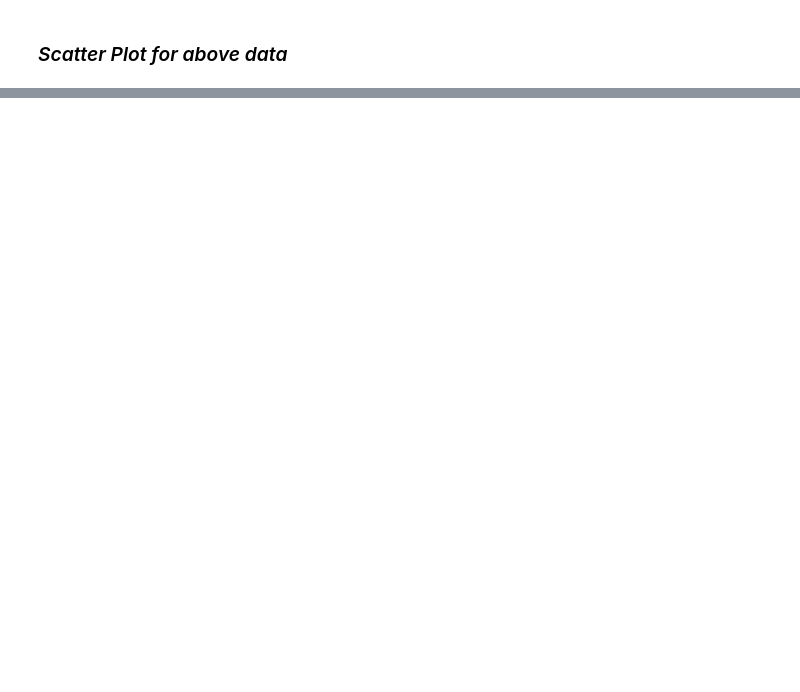
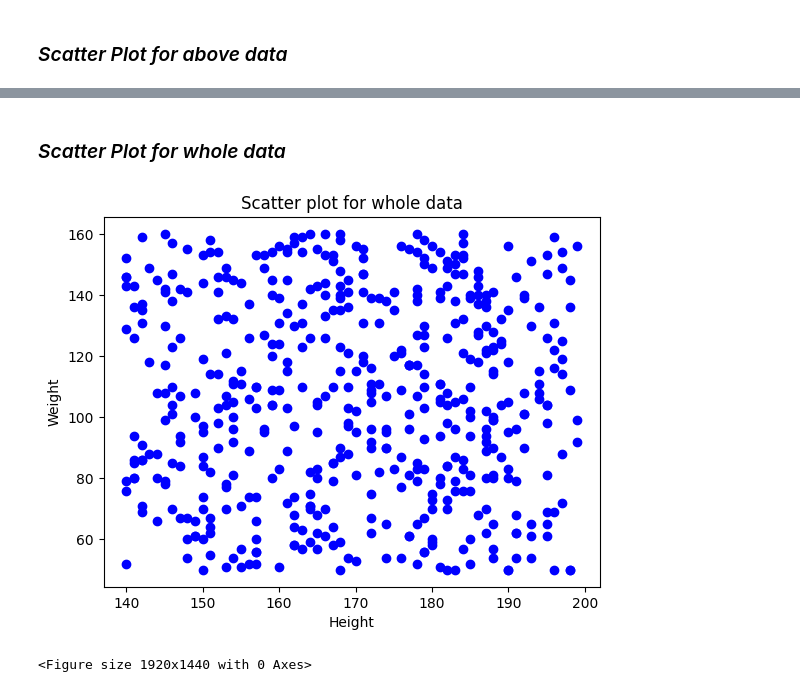
Before and after one commit to Jai-Verma-04/BodyMassIndex, a Jupyter notebook: BodyMassIndex.ipynb, the cells around one changed output, grey strips where cells are left out. Saved outputs shown, nothing was run; the diff lists cells and outputs as text; code cells hidden in the pictures; blank space fills up the shorter version.

```diff
--- a/BodyMassIndex.ipynb
+++ b/BodyMassIndex.ipynb
@@ -139,18 +194,25 @@ plt.show()
+# %% [markdown]
+### _Scatter Plot for whole data_
 # %%
-count = 0
-height = list(height for height in bmi.Height.head(501))
-# print(height)
-weight = list(weight for weight in bmi.Weight.head(501))
-# print(weight)
-data=list(zip(height, weight))
-# print(data)
+height = list(height for height in bmi.Height.head(501))    #* Array of height Values
+weight = list(weight for weight in bmi.Weight.head(501))    #* Array of weight values
+
+data=list(zip(height, weight))      #* Array of (height, weight) values
+
 for i in range(500):
     height = data[i][0]
     weight = data[i][1]
-    plt.scatter(height, weight)
-    # plt.text(height, weight, (height, weight))
-    # plt.figure(dpi=100)
+    plt.scatter(height, weight, color='blue')     #* Plotting the scatter plot
+
+#* Title
+plt.title("Scatter plot for whole data")
+
+#* X and Y labels
 plt.xlabel("Height")
 plt.ylabel("Weight")
+
+plt.figure(dpi=300)       #* Dpi adjustment
 plt.show()
-# print(height, weight)
+# %% [output]
+[figure, added]
+<Figure size 1920x1440 with 0 Axes>
```
Also changed, not shown: parts of 7 cells of this notebook.
